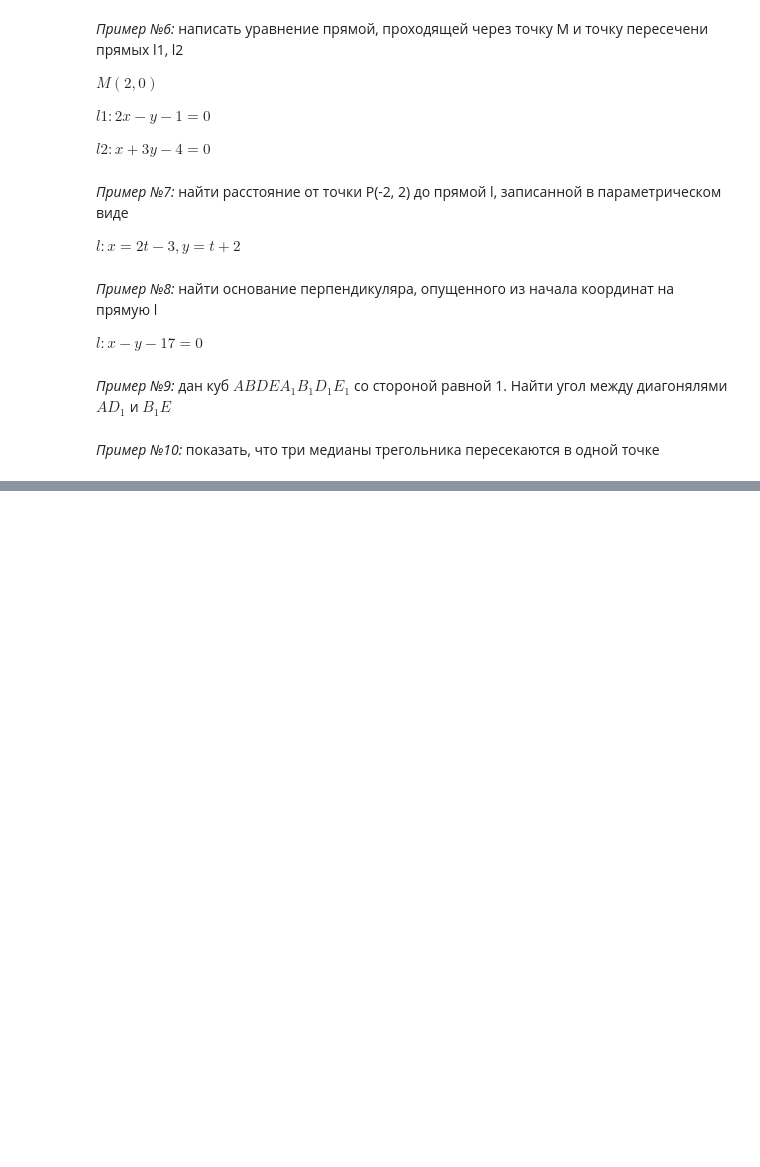
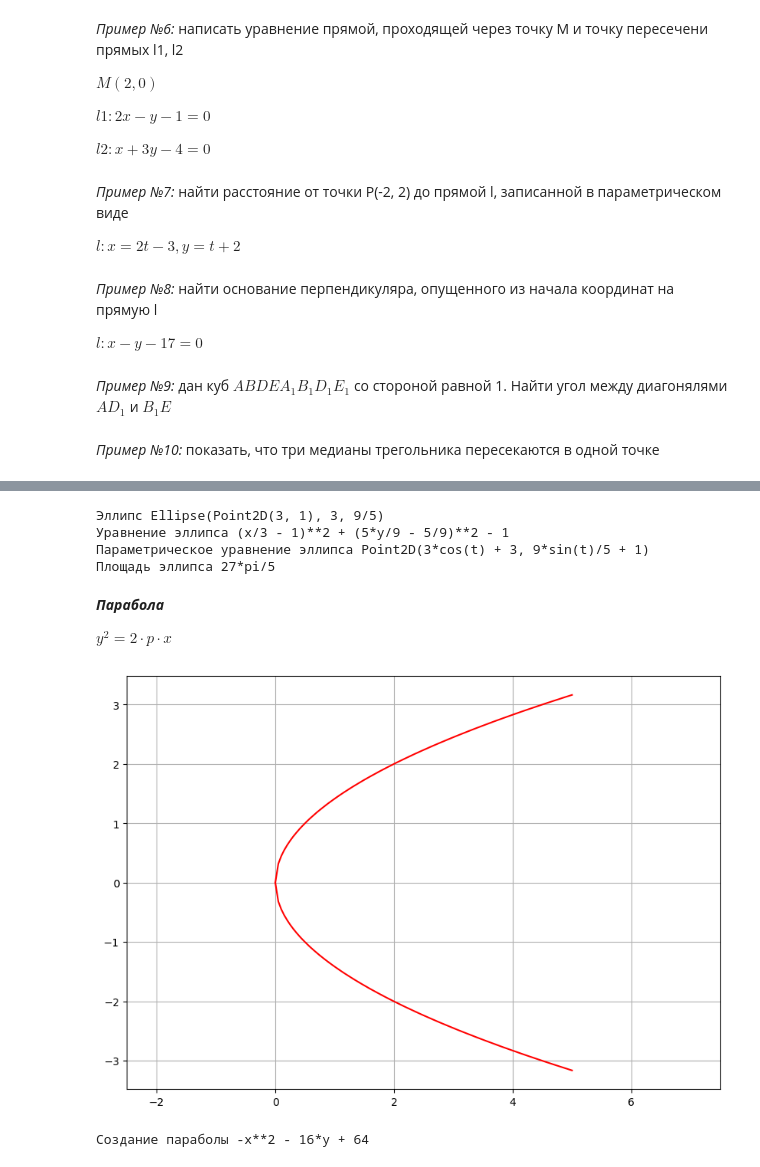
Before and after one commit to AlexeyTri/Mathematics, a Jupyter notebook: Mathematics_3.ipynb, the cells around one changed output, grey strips where cells are left out. Saved outputs shown, nothing was run; the diff lists cells and outputs as text; code cells hidden in the pictures; blank space fills up the shorter version.

```diff
--- a/Mathematics_3.ipynb
+++ b/Mathematics_3.ipynb
@@ -686,0 +925,31 @@ $l: x - y - 17 = 0$
+# %%
+print("Эллипс {}".format(Ellipse(Point(3,1), hradius=3, eccentricity=Rational(4, 5))))
+print("Уравнение эллипса {}".format(Ellipse(Point(3,1), hradius=3, eccentricity=Rational(4, 5)).equation()))
+print("Параметрическое уравнение эллипса {}".format(Ellipse(Point(3,1), hradius=3, eccentricity=Rational(4, 5)).arbitrary_point()))
+print("Площадь эллипса {}".format(Ellipse(Point(3,1), hradius=3, eccentricity=Rational(4, 5)).area))
+# %% [output]
+Эллипс Ellipse(Point2D(3, 1), 3, 9/5)
+Уравнение эллипса (x/3 - 1)**2 + (5*y/9 - 5/9)**2 - 1
+Параметрическое уравнение эллипса Point2D(3*cos(t) + 3, 9*sin(t)/5 + 1)
+Площадь эллипса 27*pi/5
+# %% [markdown]
+***Парабола***
+
+$y^2 = 2\cdot p \cdot x$
+# %%
+%matplotlib inline
+plt.figure(figsize=(10, 7))
+x = np.linspace(0, 5, 100)
+y1 = np.sqrt(2 * x)
+y2 = - np.sqrt(2 * x)
+plt.plot(x, y1, c='r')
+plt.plot(x, y2, c='r')
+plt.grid()
+plt.axis('equal')
+plt.show()
+# %% [output]
+[figure, added]
+# %%
+print("Создание параболы {}".format(Parabola(Point(0, 0), Line(Point(5, 8), Point(7, 8))).equation()))
+# %% [output]
+Создание параболы -x**2 - 16*y + 64
```
Also changed, not shown: parts of 81 cells of this notebook.
